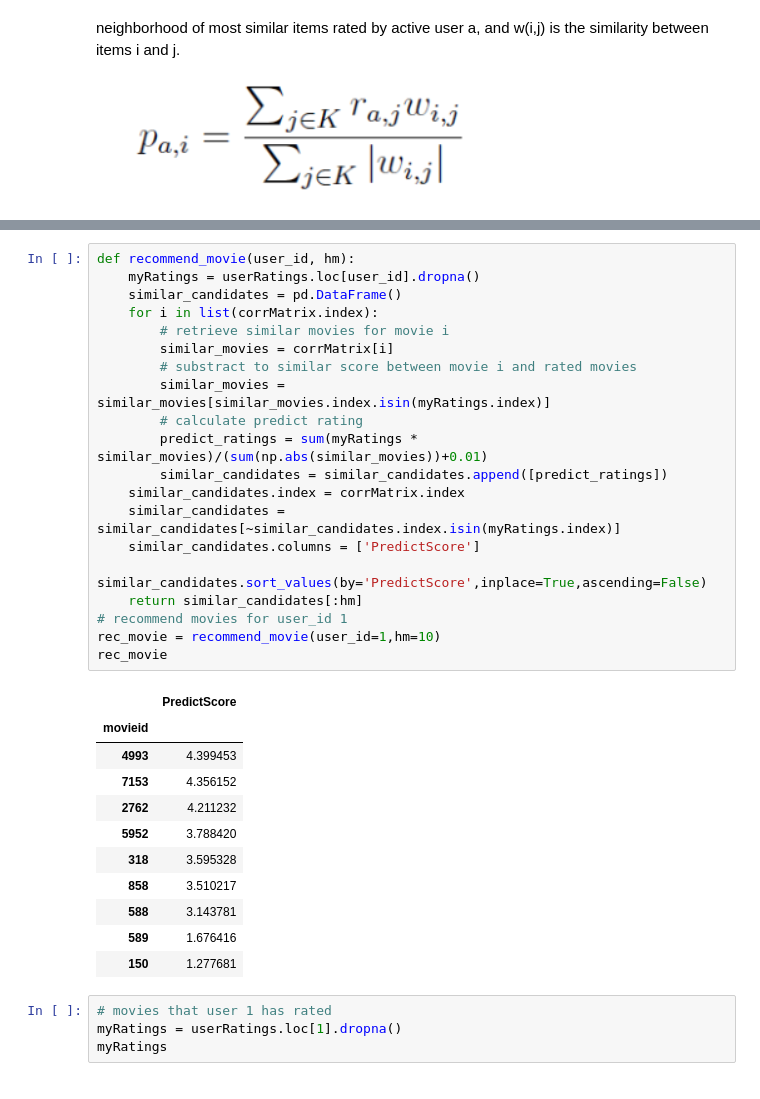
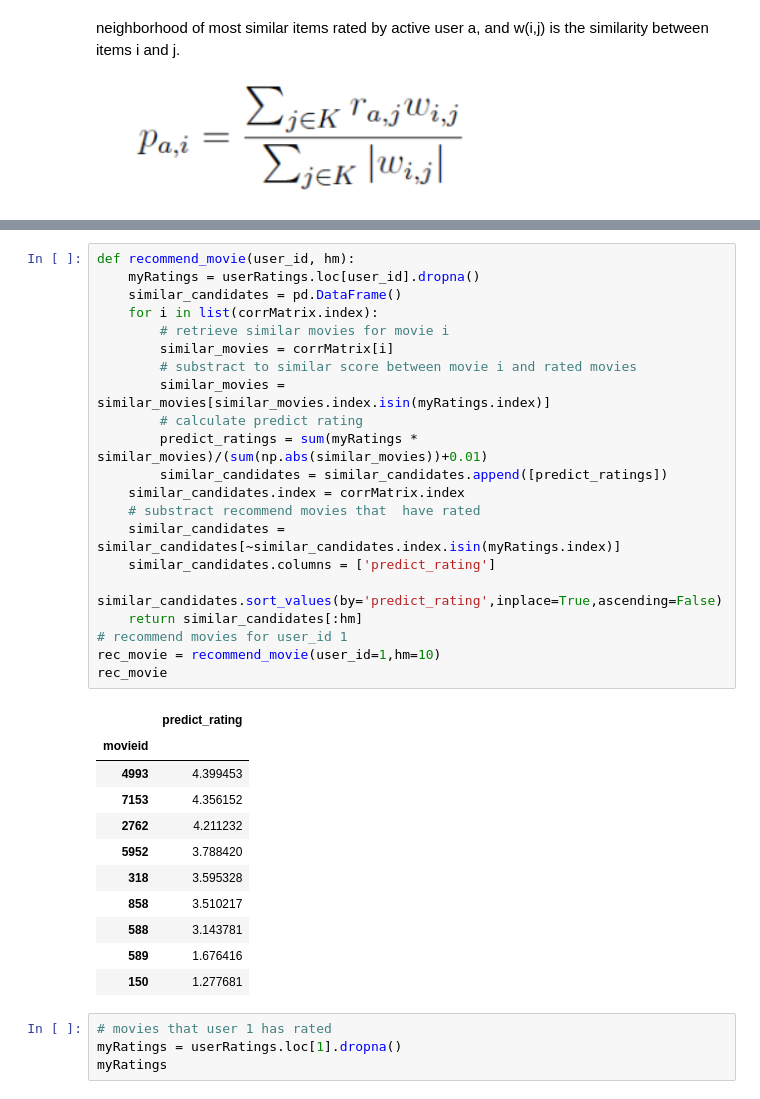
Before and after one commit to xiaolancara/Recommender-System, a Jupyter notebook: movie_recommender-system/Movie Algorithm- Item_based.ipynb, the cells around one changed output, grey strips where cells are left out. Cells and saved outputs as stored; diff of their text form.

```diff
--- a/movie_recommender-system/Movie Algorithm- Item_based.ipynb
+++ b/movie_recommender-system/Movie Algorithm- Item_based.ipynb
@@ -138,25 +156,26 @@ rms
 # %%
 def recommend_movie(user_id, hm):
     myRatings = userRatings.loc[user_id].dropna()
     similar_candidates = pd.DataFrame()
     for i in list(corrMatrix.index):
         # retrieve similar movies for movie i
         similar_movies = corrMatrix[i]
         # substract to similar score between movie i and rated movies
         similar_movies = similar_movies[similar_movies.index.isin(myRatings.index)]
         # calculate predict rating
         predict_ratings = sum(myRatings * similar_movies)/(sum(np.abs(similar_movies))+0.01)
         similar_candidates = similar_candidates.append([predict_ratings])
     similar_candidates.index = corrMatrix.index
+    # substract recommend movies that  have rated
     similar_candidates = similar_candidates[~similar_candidates.index.isin(myRatings.index)]
-    similar_candidates.columns = ['PredictScore']
-    similar_candidates.sort_values(by='PredictScore',inplace=True,ascending=False)
+    similar_candidates.columns = ['predict_rating']
+    similar_candidates.sort_values(by='predict_rating',inplace=True,ascending=False)
     return similar_candidates[:hm]
 # recommend movies for user_id 1
 rec_movie = recommend_movie(user_id=1,hm=10)
 rec_movie
 # %% [output]
-|  | PredictScore |
+|  | predict_rating |
 | movieid |  |
 | 4993 | 4.399453 |
 | 7153 | 4.356152 |
```
Also changed, not shown: parts of 15 cells of this notebook, 1 other file.
